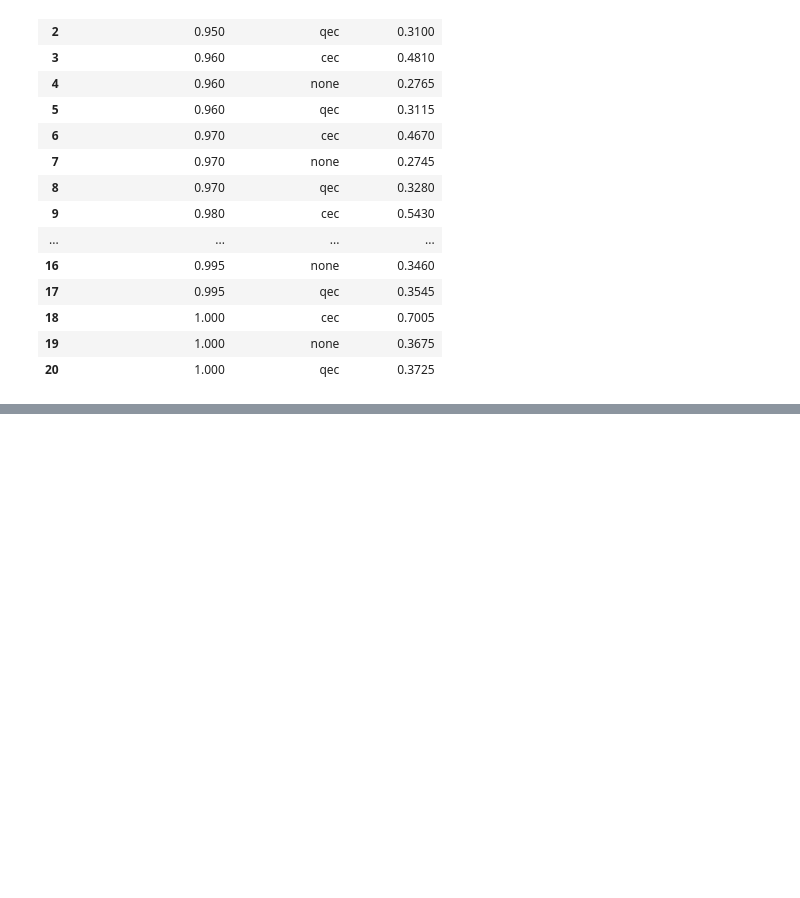
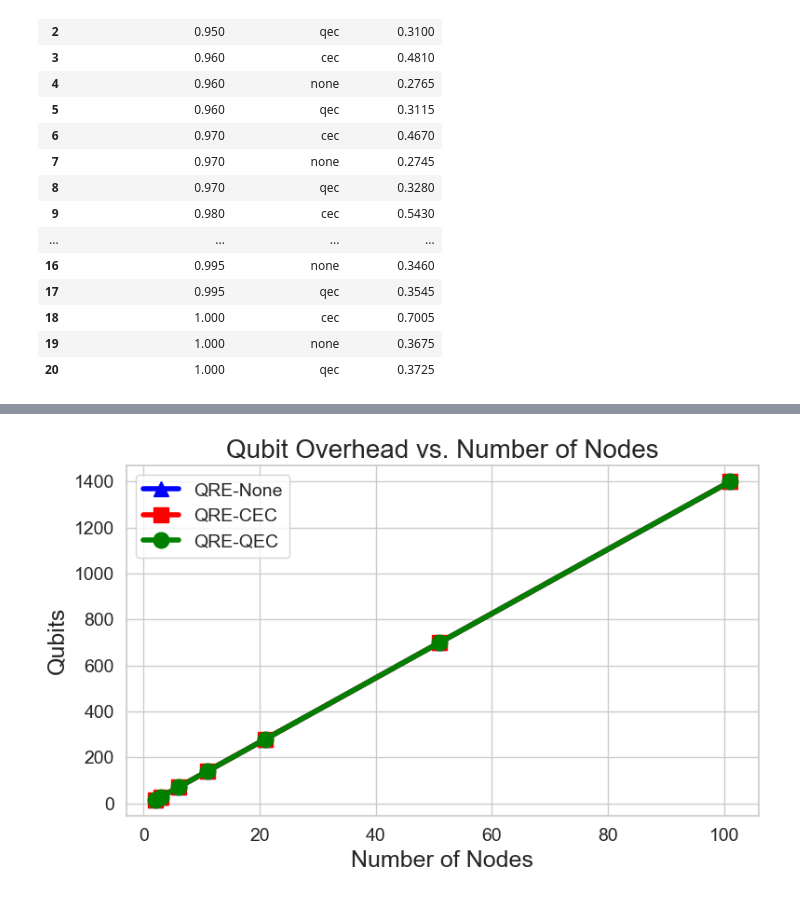
Before and after one commit to SagarPatange/QEC, a Jupyter notebook: plot.ipynb, the cells around one changed output, grey strips where cells are left out. Cells and saved outputs as stored; diff of their text form; code cells hidden in the pictures; blank space fills up the shorter version.

```diff
--- a/plot.ipynb
+++ b/plot.ipynb
@@ -437,0 +678,64 @@ graph6_summary
+# %%
+def count_resources(num_nodes: int, correction_mode: str) -> dict[str, int]:
+    """Compute analytic resource counts for one end-to-end logical pair.
+
+    Args:
+        num_nodes: Number of nodes in the line topology.
+        correction_mode: Correction mode name.
+
+    Returns:
+        dict[str, int]: Counts for qubits, two-qubit gates, one-qubit gates, and measurements.
+    """
+    num_links = num_nodes - 1
+    num_intermediate_nodes = num_nodes - 2
+
+    qubits = 14 * num_links
+    two_qubit_gates = 43 * num_nodes - 50
+    one_qubit_gates = 41 * num_nodes - 20
+    measurements = 30 * num_nodes - 44
+
+    if correction_mode == "qec":
+        two_qubit_gates += 48 * num_intermediate_nodes
+        one_qubit_gates += 14 * num_intermediate_nodes
+        measurements += 12 * num_intermediate_nodes
+
+    return {
+        "num_nodes": num_nodes,
+        "correction_mode": correction_mode,
+        "qubits": qubits,
+        "two_qubit_gates": two_qubit_gates,
+        "one_qubit_gates": one_qubit_gates,
+        "measurements": measurements,
+    }
+
+
+node_counts = [2, 3, 6, 11, 21, 51, 101]
+rows = []
+for num_nodes in node_counts:
+    rows.append(count_resources(num_nodes, "none"))
+    rows.append(count_resources(num_nodes, "cec"))
+    rows.append(count_resources(num_nodes, "qec"))
+
+resource_df = pd.DataFrame(rows)
+colors = {"none": "blue", "cec": "red", "qec": "green"}
+names = {"none": "QRE-None", "cec": "QRE-CEC", "qec": "QRE-QEC"}
+markers = {"none": "^", "cec": "s", "qec": "o"}
+
+plt.figure(figsize=(8, 5))
+ax = plt.gca()
+
+for protocol in ["none", "cec", "qec"]:
+    data = resource_df[resource_df["correction_mode"] == protocol]
+    ax.plot(data["num_nodes"], data["qubits"], color=colors[protocol], marker=markers[protocol], linewidth=4, markersize=12, label=names[protocol])
+
+ax.set_title("Qubit Overhead vs. Number of Nodes", fontsize=20)
+ax.set_xlabel("Number of Nodes", fontsize=18)
+ax.set_ylabel("Qubits", fontsize=18)
+ax.tick_params(axis="both", labelsize=14)
+ax.legend(fontsize=14)
+
+plt.tight_layout()
+plt.savefig(output_dir / "qubit_overhead_vs_number_of_nodes.png", dpi=300, bbox_inches="tight")
+plt.show()
+# %% [output]
+[figure, added]
```
Also changed, not shown: parts of 4 cells of this notebook, 8 other files.
